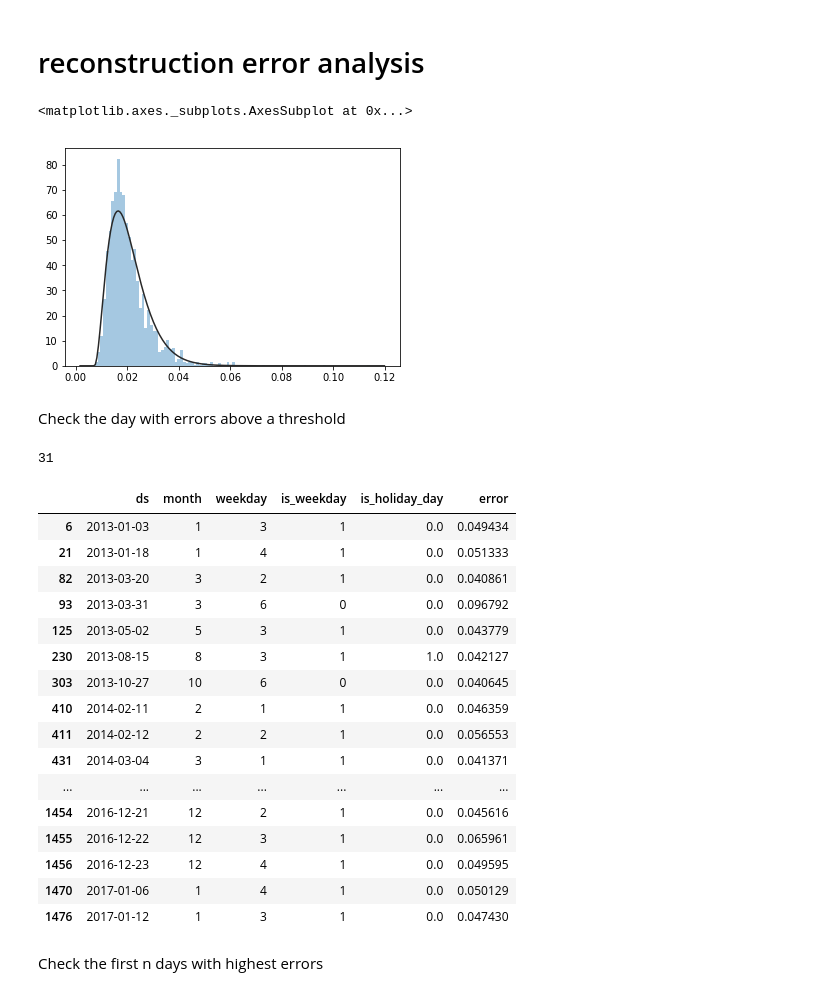
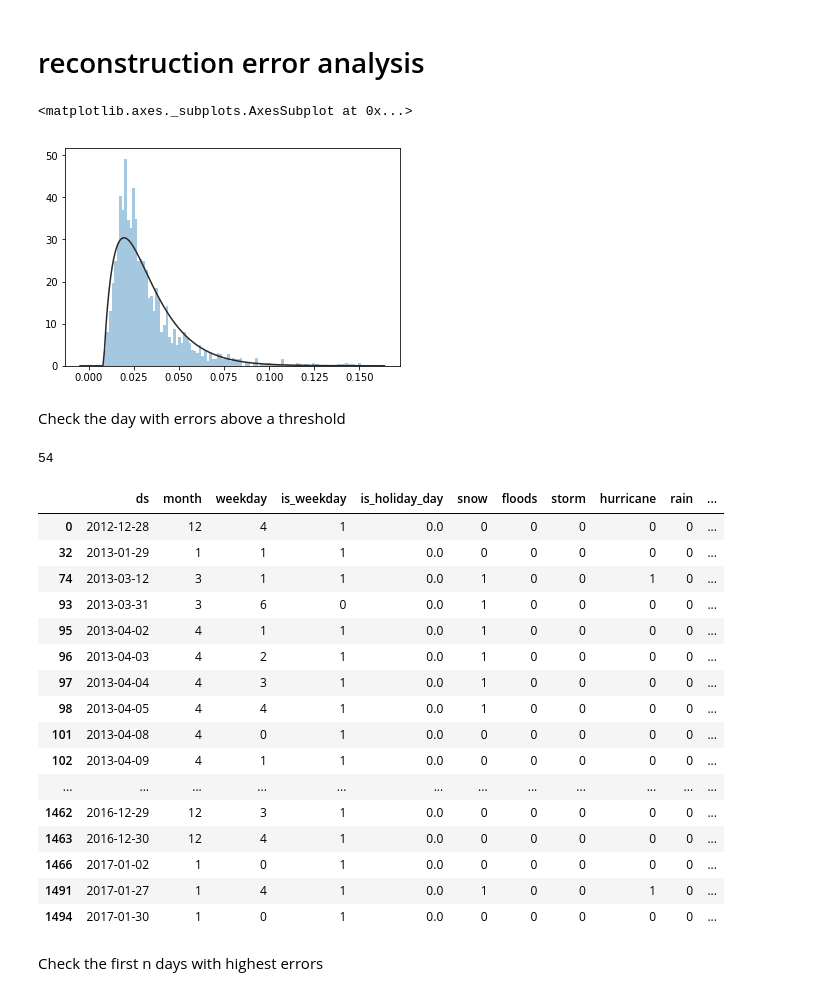
Before and after one commit to marota/Autoencoder_Embedding_Expert_Caracteristion_, a Jupyter notebook: notebooks/Experiment_5_CVAE-Days-Month-Holiday.ipynb, the cells around one changed output. Drawn from its saved outputs; the diff is of its cells as text; code cells hidden in the pictures.

```diff
--- a/notebooks/Experiment_5_CVAE-Days-Month-Holiday.ipynb
+++ b/notebooks/Experiment_5_CVAE-Days-Month-Holiday.ipynb
@@ -117,13 +119,12 @@ nPoints=dataset['train']['x'][1].shape[0]
 
 #get conditions in array
 days_emb =dataset['train']['x'][1][:,0:7]
-wkd_emb =dataset['train']['x'][1][:,7:8]
-hol_emb=dataset['train']['x'][1][:,8:]
+hol_emb=dataset['train']['x'][1][:,7:]
 to_emb=dataset['train']['x'][1]
 
 x = dataset['train']['x'][0]
 
-dataset['train']['x'] = [x,days_emb,wkd_emb,hol_emb]
+dataset['train']['x'] = [x,days_emb,hol_emb]
 # %%
 m = np.shape(dataset['train']['x'][0])[1]
 ncols = 4
@@ -226,7 +227,7 @@ path_out = log_dir_model
 # Parameters for autoencoder
 e_dims=[48,35,24,12]#encoder dim
 d_dims=[48,35,24,12]#decoder dim. Dense Blocks in skip connections can make the dimensions bigger when layers are concatenated with the previous one
-to_emb_dim=[7,1,1] #input dimensions for conditions
+to_emb_dim=[7,1] #input dimensions for conditions
 cond_pre_dim = 0
 input_dim = dataset['train']['x'][0].shape[1]
 z_dim= 4
@@ -256,5 +260,5 @@ model = CVAE.cvae_model.CVAE_emb(input_dim=input_dim,
                   name=name_model,
                   output=path_out,
                  to_emb_dim=to_emb_dim,
-                 emb_dims=[[5,3],[6,3],[12,4]], emb_to_z_dim=[5,5],is_L2_Loss=False,has_BN=2)#these dimensions define the dimension layer of the conitional network
+                 emb_dims=[[5,3],[4,2]], emb_to_z_dim=[5,5],is_L2_Loss=False,has_BN=2)#these dimensions define the dimension layer of the conitional network
 # %% [output]
@@ -293,7 +297,7 @@ lambda_decreaseRate=0.0
 lambda_min=0.01 #p
 
 #Turn it to True to train the model. Otherwise you can directly load on already trained model below
-runTraining=False
+runTraining=True
 runBatchCallback=True #In this callback we compute feature scores which is a bit long
 
 if runTraining:#Training a neural network requires some computing power and the CPUs in MyBinder environment can be a bit slow. If you don't use callbacks it can be faster also
@@ -398,38 +445,38 @@ error=np.sum(np.abs((x - x_hat)),axis=1)/48
 # %%
 #make a histogram over residuals
 import seaborn as sn
-sn.distplot(error, kde=False, fit=stats.chi2, bins=100)
+sn.distplot(error, kde=False, fit=stats.beta, bins=100)
 # %% [output]
 <matplotlib.axes._subplots.AxesSubplot at 0x...>
-[figure, old version]
+[figure, new version]
 # %% [markdown]
 Check the day with errors above a threshold
 # %%
-ErrorThreshold=0.04
+ErrorThreshold=0.075
 idxMaxError=[i for i in range(0,nPoints) if error[i]>=ErrorThreshold]
 calender_error=calendar_info.loc[idxMaxError]
 calender_error['error']=error[idxMaxError]
 print(len(calender_error))
 calender_error
 # %% [output]
-31
+54
-|  | ds | month | weekday | is_weekday | is_holiday_day | error |
-| 6 | 2013-01-03 | 1 | 3 | 1 | 0.0 | 0.049434 |
-| 21 | 2013-01-18 | 1 | 4 | 1 | 0.0 | 0.051333 |
-| 82 | 2013-03-20 | 3 | 2 | 1 | 0.0 | 0.040861 |
-| 93 | 2013-03-31 | 3 | 6 | 0 | 0.0 | 0.096792 |
-| 125 | 2013-05-02 | 5 | 3 | 1 | 0.0 | 0.043779 |
-| 230 | 2013-08-15 | 8 | 3 | 1 | 1.0 | 0.042127 |
-| 303 | 2013-10-27 | 10 | 6 | 0 | 0.0 | 0.040645 |
-| 410 | 2014-02-11 | 2 | 1 | 1 | 0.0 | 0.046359 |
-| 411 | 2014-02-12 | 2 | 2 | 1 | 0.0 | 0.056553 |
-| 431 | 2014-03-04 | 3 | 1 | 1 | 0.0 | 0.041371 |
-| ... | ... | ... | ... | ... | ... | ... |
-| 1454 | 2016-12-21 | 12 | 2 | 1 | 0.0 | 0.045616 |
-| 1455 | 2016-12-22 | 12 | 3 | 1 | 0.0 | 0.065961 |
-| 1456 | 2016-12-23 | 12 | 4 | 1 | 0.0 | 0.049595 |
-| 1470 | 2017-01-06 | 1 | 4 | 1 | 0.0 | 0.050129 |
-| 1476 | 2017-01-12 | 1 | 3 | 1 | 0.0 | 0.047430 |
+|  | ds | month | weekday | is_weekday | is_holiday_day | snow | floods | storm | hurricane | rain | ... |
+| 0 | 2012-12-28 | 12 | 4 | 1 | 0.0 | 0 | 0 | 0 | 0 | 0 | ... |
+| 32 | 2013-01-29 | 1 | 1 | 1 | 0.0 | 0 | 0 | 0 | 0 | 0 | ... |
+| 74 | 2013-03-12 | 3 | 1 | 1 | 0.0 | 1 | 0 | 0 | 1 | 0 | ... |
+| 93 | 2013-03-31 | 3 | 6 | 0 | 0.0 | 1 | 0 | 0 | 0 | 0 | ... |
+| 95 | 2013-04-02 | 4 | 1 | 1 | 0.0 | 1 | 0 | 0 | 0 | 0 | ... |
+| 96 | 2013-04-03 | 4 | 2 | 1 | 0.0 | 1 | 0 | 0 | 0 | 0 | ... |
+| 97 | 2013-04-04 | 4 | 3 | 1 | 0.0 | 1 | 0 | 0 | 0 | 0 | ... |
+| 98 | 2013-04-05 | 4 | 4 | 1 | 0.0 | 1 | 0 | 0 | 0 | 0 | ... |
+| 101 | 2013-04-08 | 4 | 0 | 1 | 0.0 | 0 | 0 | 0 | 0 | 0 | ... |
+| 102 | 2013-04-09 | 4 | 1 | 1 | 0.0 | 0 | 0 | 0 | 0 | 0 | ... |
+| ... | ... | ... | ... | ... | ... | ... | ... | ... | ... | ... | ... |
+| 1462 | 2016-12-29 | 12 | 3 | 1 | 0.0 | 0 | 0 | 0 | 0 | 0 | ... |
+| 1463 | 2016-12-30 | 12 | 4 | 1 | 0.0 | 0 | 0 | 0 | 0 | 0 | ... |
+| 1466 | 2017-01-02 | 1 | 0 | 1 | 0.0 | 0 | 0 | 0 | 0 | 0 | ... |
+| 1491 | 2017-01-27 | 1 | 4 | 1 | 0.0 | 1 | 0 | 0 | 1 | 0 | ... |
+| 1494 | 2017-01-30 | 1 | 0 | 1 | 0.0 | 0 | 0 | 0 | 0 | 0 | ... |
 # %% [markdown]
 Check the first n days with highest errors
 # %%
```
Also changed, not shown: parts of 12 cells of this notebook, 6 other files.
